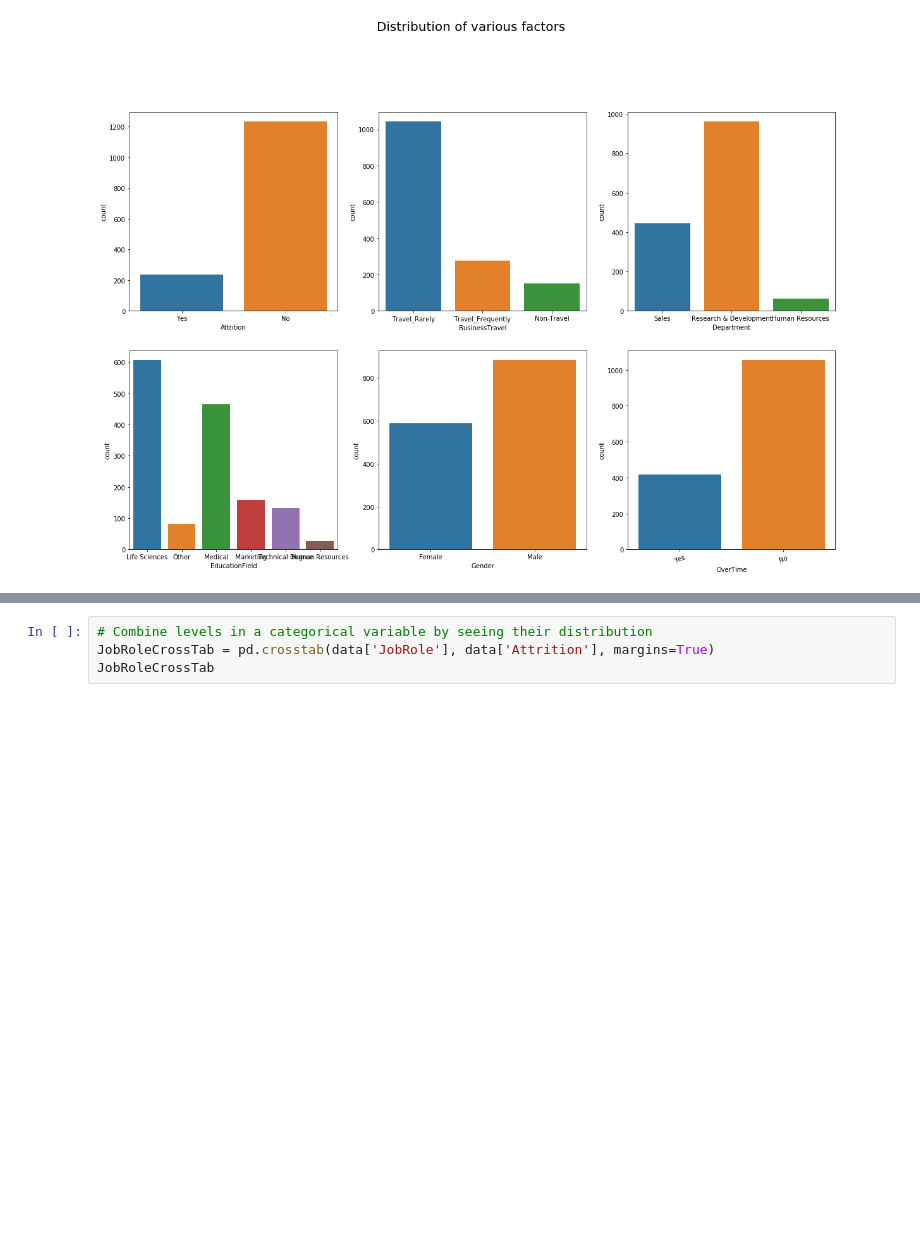
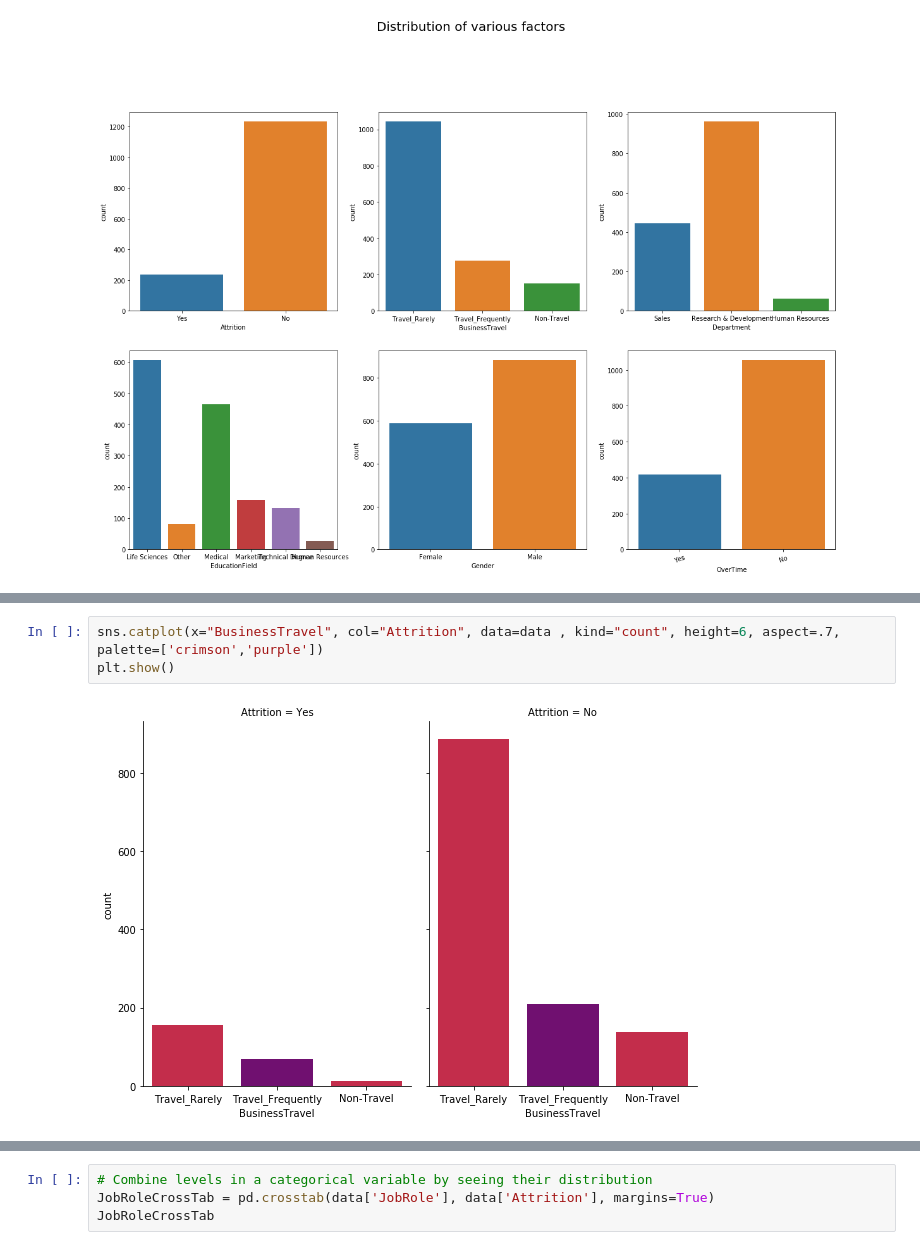
Before and after one commit to shreayan98c/IBM-HR-Analytics, a Jupyter notebook: Classification.ipynb, the cells around one changed output, grey strips where cells are left out. Cells and saved outputs as stored; diff of their text form; blank space fills up the shorter version.

```diff
--- a/Classification.ipynb
+++ b/Classification.ipynb
@@ -199,0 +212,5 @@ plt.show()
+# %%
+sns.catplot(x="BusinessTravel", col="Attrition", data=data , kind="count", height=6, aspect=.7, palette=['crimson','purple'])
+plt.show()
+# %% [output]
+[figure, added]
```
Also changed, not shown: parts of 10 cells of this notebook.
